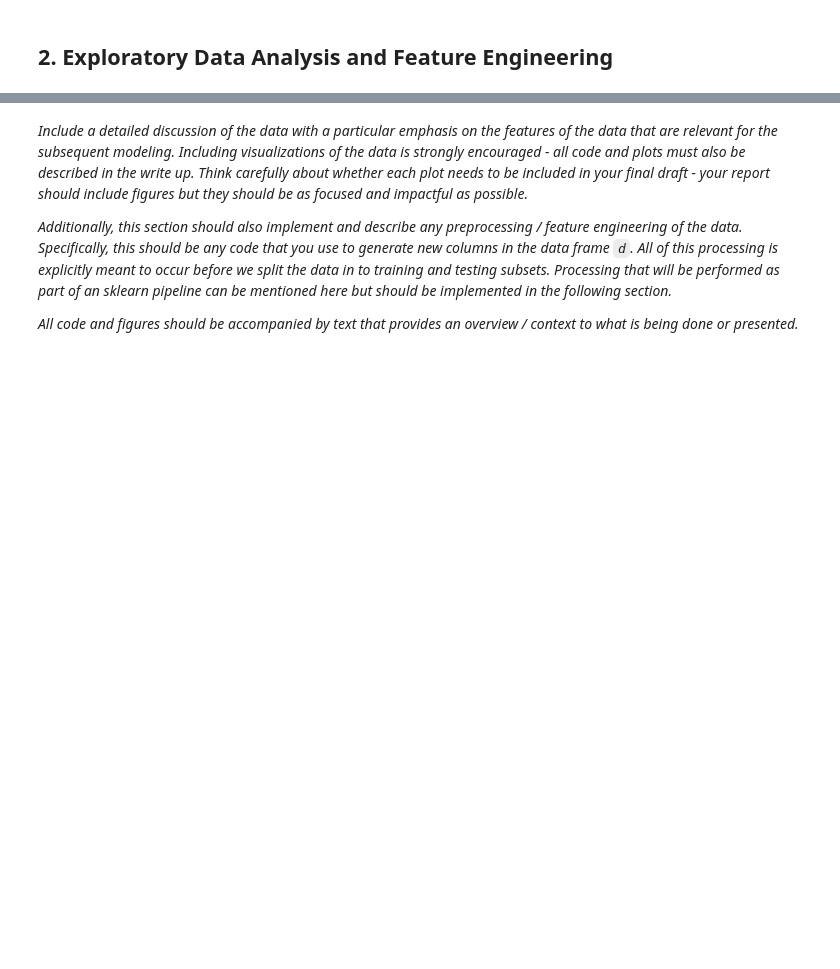
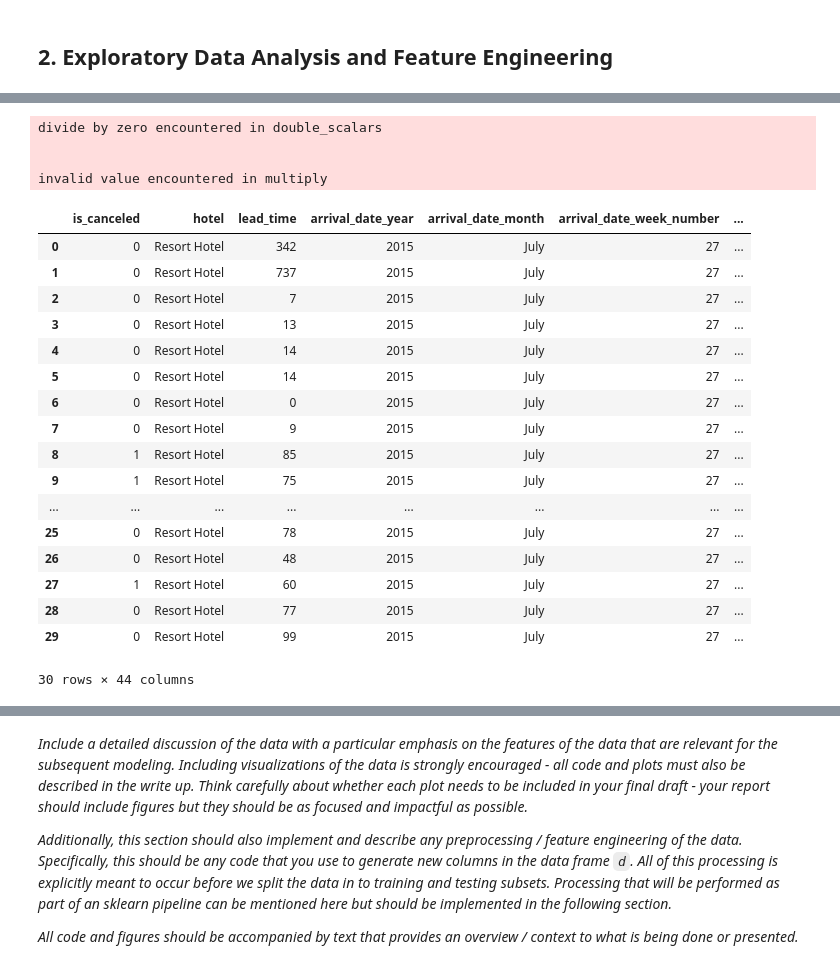
Before and after one commit to s2133934/ML_Project_2, a Jupyter notebook: proj2.ipynb, the cells around one changed output, grey strips where cells are left out. Saved outputs shown, nothing was run; the diff lists cells and outputs as text; code cells hidden in the pictures; blank space fills up the shorter version.

```diff
--- a/proj2.ipynb
+++ b/proj2.ipynb
@@ -42,0 +221,39 @@ d = pd.read_csv("hotel.csv")
+# %%
+
+#Reformat Date column
+fx_rates['Date'] = pd.to_datetime(fx_rates['Date'], format='%Y-%m-%d')
+#fx_rates['Date']  = pd.to_datetime(fx_rates['Date']).dt.date
+
+#Reform into Euro conversion rates
+fx_rates.iloc[:,1:] = fx_rates.iloc[:,1:].div(fx_rates.Euro, axis=0)
+
+#Cut Dates so that theres only the date from the earliest booking to the last booking
+fx_rates = fx_rates[fx_rates['Date'].between(min_booking_date,max_date)]
+
+# Create rows full of "nan" for the missing dates within range
+fx_rates = pd.merge(pd.DataFrame({"Date" : pd.date_range(min_booking_date, max_date, freq='D')}),fx_rates ,left_on='Date', right_on='Date', how = 'outer')
+
+# Interpolate to remove missing true null values  and newly created values for dates
+fx_rates = fx_rates.interpolate()
+
+#Pivot Data vertically
+fx_rates = fx_rates.melt(id_vars = ['Date'],var_name='Currency', value_name='FX_Rates')
+
+# Join to get currency code
+d.rename(columns = {'ISO4217-currency_alphabetic_code' : 'Currency_code'}, inplace = True)
+cur_code.rename(columns = {'AlphabeticCode' : 'Currency_code'}, inplace = True)
+fx_rates = pd.merge(fx_rates, cur_code,on='Currency', how = 'left')
+fx_rates = fx_rates[['Date','Currency','Currency_code','FX_Rates']]
+
+fx_rates = fx_rates.drop_duplicates()
+
+# get FX rate as at arrival date
+d = pd.merge(d, fx_rates,left_on=['Currency_code','arrival_date'], right_on = ['Currency_code','Date'] ,how = 'left' )
+d.rename(columns = {'FX_Rates' : 'FX_Rates_on_arrival'}, inplace = True)
+# get FX rate as at booking date
+d = pd.merge(d, fx_rates,left_on=['Currency_code','booking_date' ], right_on = ['Currency_code','Date'],how = 'left' )
+d.rename(columns = {'FX_Rates' : 'FX_Rates_on_booking'}, inplace = True)
+# Drop useless columns from merges
+d.drop(['Date_x','Date_y','Currency_x','Currency_y'],axis =1, inplace=True )
+# Calculate the % Loss between Booking & Arrival Dates
+d['FX_Delta'] = np.where(((d.Currency_code =='EUR')|(d['FX_Rates_on_arrival'] - d['FX_Rates_on_booking'] ==0)),0, (d['FX_Rates_on_arrival'] - d['FX_Rates_on_booking'])/ d['FX_Rates_on_booking'])
@@ -42,0 +375,25 @@ d = pd.read_csv("hotel.csv")
+# %%
+d.head(30)
+# %% [output]
+divide by zero encountered in double_scalars
+
+
+invalid value encountered in multiply
+|  | is_canceled | hotel | lead_time | arrival_date_year | arrival_date_month | arrival_date_week_number | ... |
+| 0 | 0 | Resort Hotel | 342 | 2015 | July | 27 | ... |
+| 1 | 0 | Resort Hotel | 737 | 2015 | July | 27 | ... |
+| 2 | 0 | Resort Hotel | 7 | 2015 | July | 27 | ... |
+| 3 | 0 | Resort Hotel | 13 | 2015 | July | 27 | ... |
+| 4 | 0 | Resort Hotel | 14 | 2015 | July | 27 | ... |
+| 5 | 0 | Resort Hotel | 14 | 2015 | July | 27 | ... |
+| 6 | 0 | Resort Hotel | 0 | 2015 | July | 27 | ... |
+| 7 | 0 | Resort Hotel | 9 | 2015 | July | 27 | ... |
+| 8 | 1 | Resort Hotel | 85 | 2015 | July | 27 | ... |
+| 9 | 1 | Resort Hotel | 75 | 2015 | July | 27 | ... |
+| ... | ... | ... | ... | ... | ... | ... | ... |
+| 25 | 0 | Resort Hotel | 78 | 2015 | July | 27 | ... |
+| 26 | 0 | Resort Hotel | 48 | 2015 | July | 27 | ... |
+| 27 | 1 | Resort Hotel | 60 | 2015 | July | 27 | ... |
+| 28 | 0 | Resort Hotel | 77 | 2015 | July | 27 | ... |
+| 29 | 0 | Resort Hotel | 99 | 2015 | July | 27 | ... |
+30 rows × 44 columns
```
Also changed, not shown: parts of 42 cells of this notebook, 10 other files.
